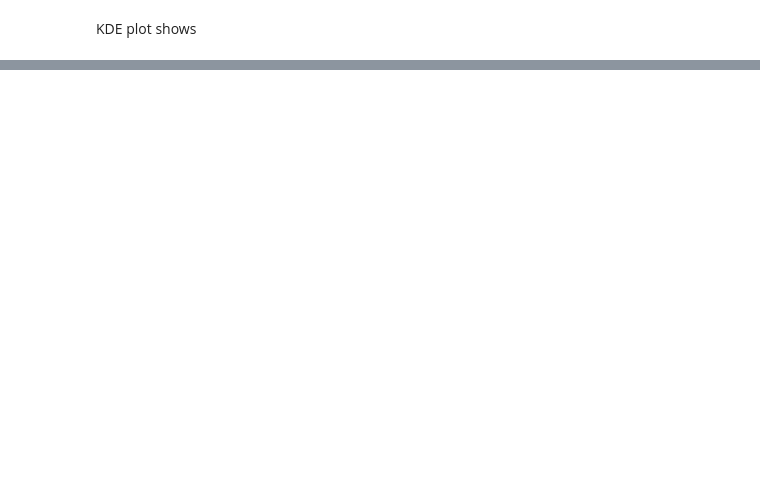
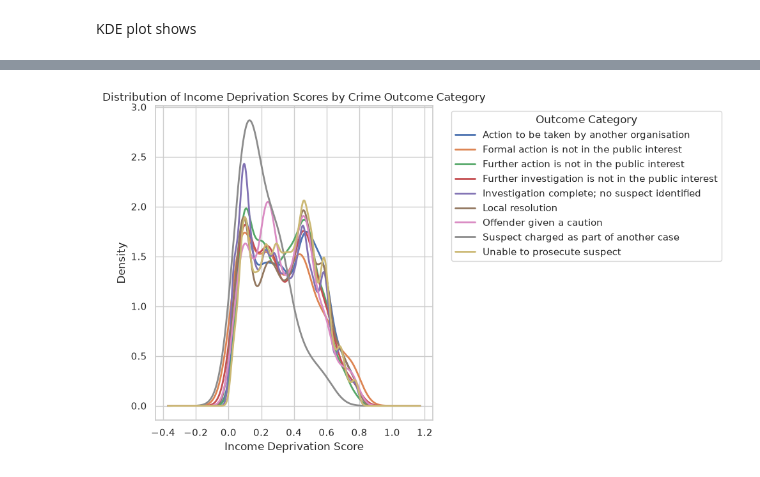
Before and after one commit to AnupmaDS1/Xmus-Jaxon-Flaxon-Waxon, a Jupyter notebook: Notebooks/03_EDAand.ipynb, the cells around one changed output, grey strips where cells are left out. Saved outputs shown, nothing was run; the diff lists cells and outputs as text; code cells hidden in the pictures; blank space fills up the shorter version.

```diff
--- a/Notebooks/03_EDAand.ipynb
+++ b/Notebooks/03_EDAand.ipynb
@@ -402,2 +414,22 @@ plt.show()
 # %% [markdown]
 KDE plot shows
+# %%
+plt.figure(figsize=(10,6))
+
+for outcome in sorted(model_df_binary['last_outcome_category'].dropna().unique()):
+    subset = model_df_binary[
+        model_df_binary['last_outcome_category'] == outcome
+    ]
+
+    subset['income_score_rate'].plot(
+        kind='kde',
+        label=outcome,
+        linewidth=2
+    )
+
+plt.xlabel('Income Deprivation Score')
+plt.ylabel('Density')
+plt.title('Distribution of Income Deprivation Scores by Crime Outcome Category')
+plt.legend(title='Outcome Category', bbox_to_anchor=(1.05, 1), loc='upper left')
+plt.tight_layout()
+plt.show()
@@ -403,0 +439,28 @@ KDE plot shows
+# %%
+import matplotlib.pyplot as plt
+
+plt.figure(figsize=(10,6))
+
+for outcome in sorted(model_df_binary['last_outcome_category'].dropna().unique()):
+
+    subset = model_df_binary.loc[
+        model_df_binary['last_outcome_category'] == outcome,
+        'income_score_rate'
+    ].dropna()
+
+    # Only plot if there is enough data
+    if len(subset) > 1:
+        subset.plot(
+            kind='kde',
+            label=outcome,
+            linewidth=2
+        )
+
+plt.xlabel('Income Deprivation Score')
+plt.ylabel('Density')
+plt.title('Distribution of Income Deprivation Scores by Crime Outcome Category')
+plt.legend(title='Outcome Category', bbox_to_anchor=(1.05, 1), loc='upper left')
+plt.tight_layout()
+plt.show()
+# %% [output]
+[figure, added]
```
Also changed, not shown: parts of 9 cells of this notebook, 2 other files.
